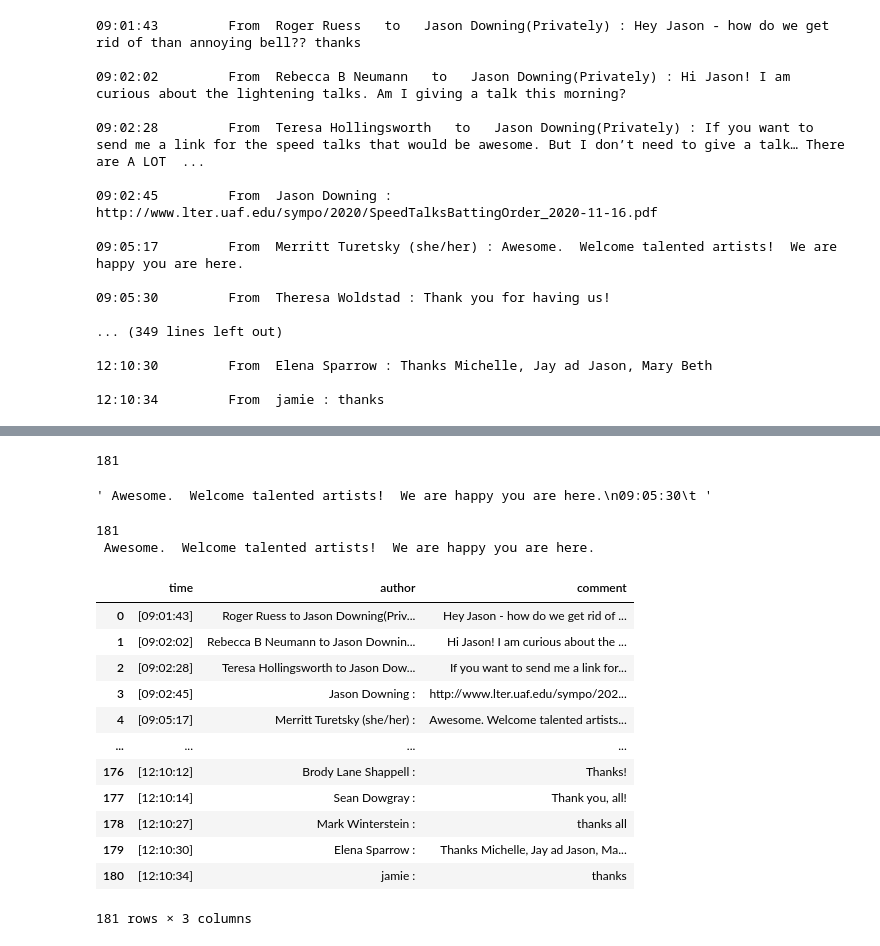
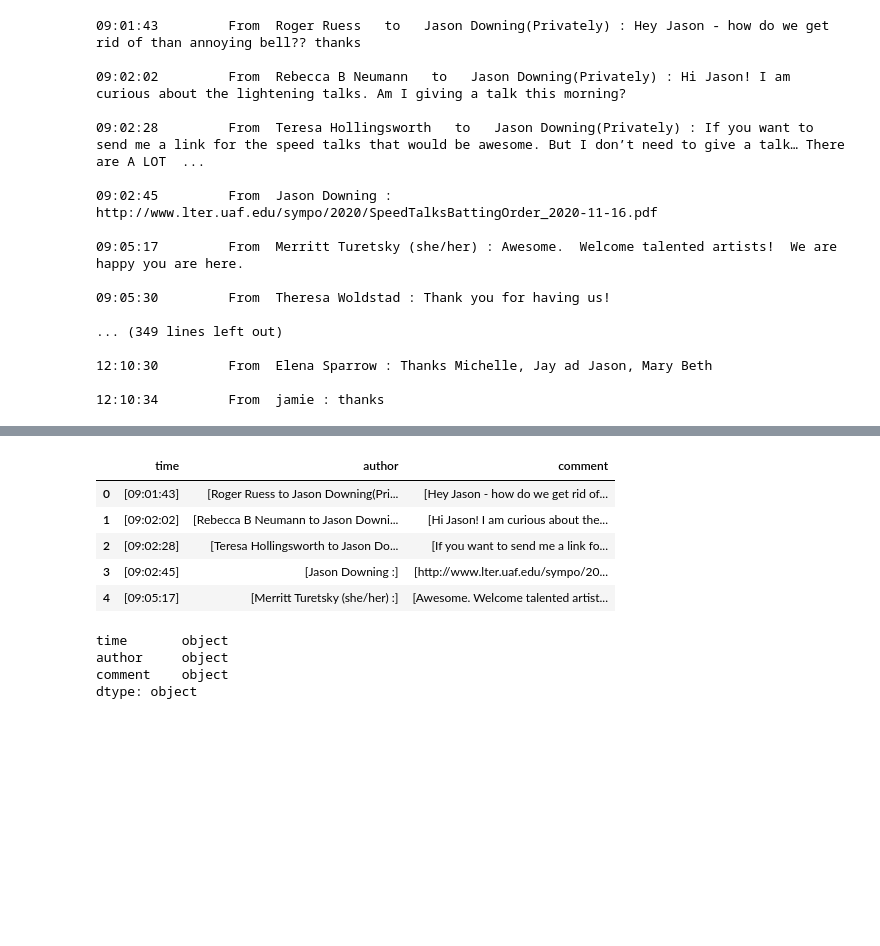
Before and after one commit to LVParkinson/BNZ_2020_ZoomNLP, a Jupyter notebook: Zoom_NLP.ipynb, the cells around one changed output, grey strips where cells are left out. Cells and saved outputs as stored; diff of their text form; code cells hidden in the pictures; blank space fills up the shorter version.

```diff
--- a/Zoom_NLP.ipynb
+++ b/Zoom_NLP.ipynb
@@ -141,32 +44,0 @@ comments
-# %%
-sep_msgs = []
-for each in count_authors.keys():
-    for msg in range(len(messages_split)):
-        if each == messages_split[msg]:
-            sep_msgs.append(messages_split[msg+1])
-            #getting message after sender along with times
-
-#checking that loop worked
-print(len(sep_msgs)) #number of messages
-sep_msgs[7] #print message 7
-# %% [output]
-181
-' Awesome.  Welcome talented artists!  We are happy you are here.\n09:05:30\t '
-# %%
-cleaned_sep_msg = []
-
-for each in sep_msgs:
-    if '\n' in each:
-        cleaned_sep_msg.append(each.split('\n'))
-
-
-my_msg = []
-for each in cleaned_sep_msg:
-    my_msg.append(each[0])
-
-
-print(len(my_msg))
-print(my_msg[7])
-# %% [output]
-181
- Awesome.  Welcome talented artists!  We are happy you are here.
@@ -175,24 +44,0 @@ print(my_msg[7])
-# %%
-# I noticed a few steps down that the time column is out of order
-#reordering the time stamps and paired comments
-bnz1_df = pd.DataFrame()
-#bnz1_df['time'] = time
-#bnz1_df['comment'] = my_msg
-bnz1_df = pd.DataFrame(list(zip(time, authors, comments)),
-               columns =['time','author', 'comment'])
-#bnz1_df = bnz1_df.sort_values('time').reset_index(drop=True)
-bnz1_df
-# %% [output]
-|  | time | author | comment |
-| 0 | [09:01:43] | Roger Ruess to Jason Downing(Priv... | Hey Jason - how do we get rid of ... |
-| 1 | [09:02:02] | Rebecca B Neumann to Jason Downin... | Hi Jason! I am curious about the ... |
-| 2 | [09:02:28] | Teresa Hollingsworth to Jason Dow... | If you want to send me a link for... |
-| 3 | [09:02:45] | Jason Downing : | http://www.lter.uaf.edu/sympo/202... |
-| 4 | [09:05:17] | Merritt Turetsky (she/her) : | Awesome. Welcome talented artists... |
-| ... | ... | ... | ... |
-| 176 | [12:10:12] | Brody Lane Shappell : | Thanks! |
-| 177 | [12:10:14] | Sean Dowgray : | Thank you, all! |
-| 178 | [12:10:27] | Mark Winterstein : | thanks all |
-| 179 | [12:10:30] | Elena Sparrow : | Thanks Michelle, Jay ad Jason, Ma... |
-| 180 | [12:10:34] | jamie : | thanks |
-181 rows × 3 columns
@@ -198,0 +48,16 @@ bnz1_df
+# %%
+bnz_day1.head()
+# %% [output]
+|  | time | author | comment |
+| 0 | [09:01:43] | [Roger Ruess to Jason Downing(Pri... | [Hey Jason - how do we get rid of... |
+| 1 | [09:02:02] | [Rebecca B Neumann to Jason Downi... | [Hi Jason! I am curious about the... |
+| 2 | [09:02:28] | [Teresa Hollingsworth to Jason Do... | [If you want to send me a link fo... |
+| 3 | [09:02:45] | [Jason Downing :] | [http://www.lter.uaf.edu/sympo/20... |
+| 4 | [09:05:17] | [Merritt Turetsky (she/her) :] | [Awesome. Welcome talented artist... |
+# %%
+bnz_day1.dtypes
+# %% [output]
+time       object
+author     object
+comment    object
+dtype: object
```
Also changed, not shown: parts of 16 cells of this notebook, 1 other file.
